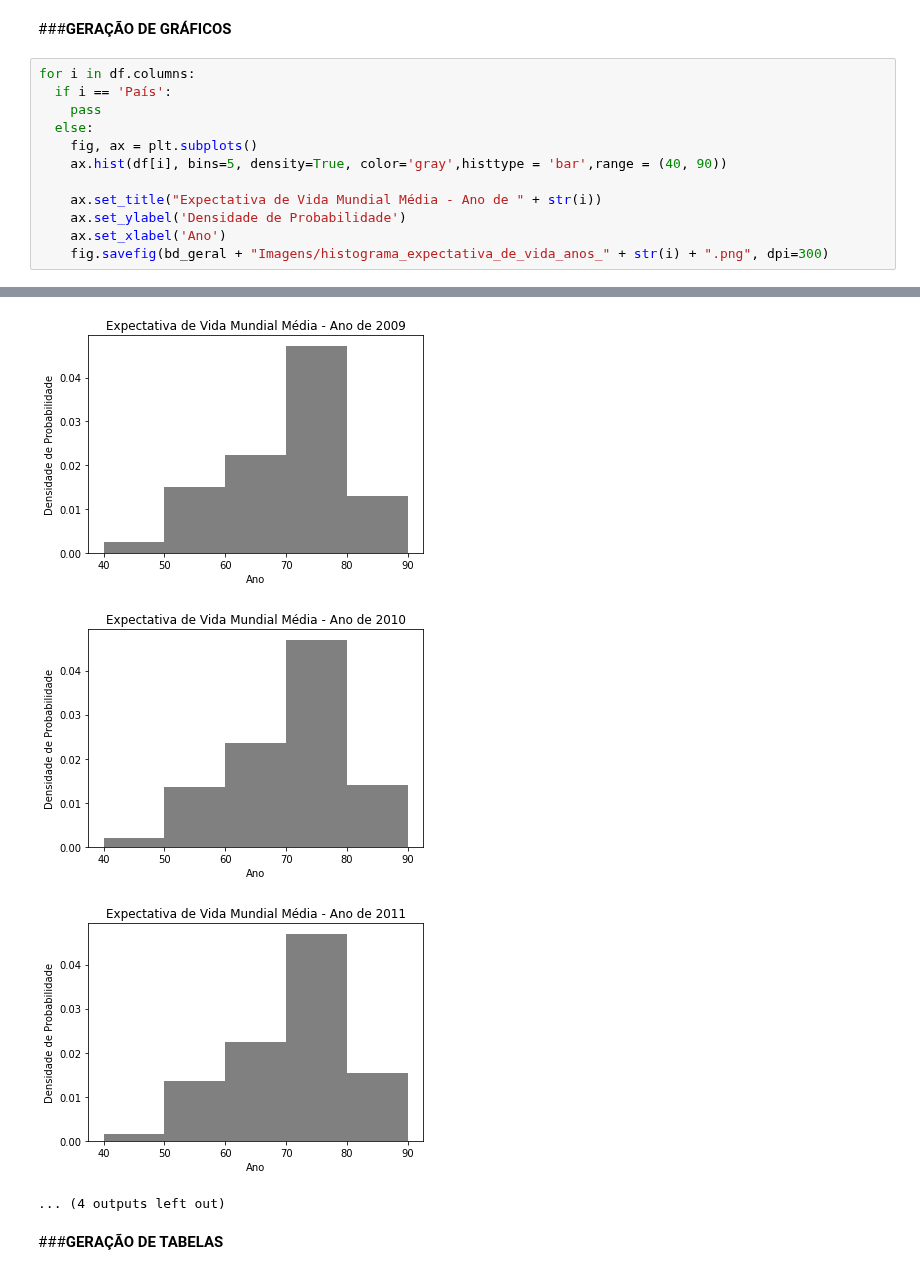
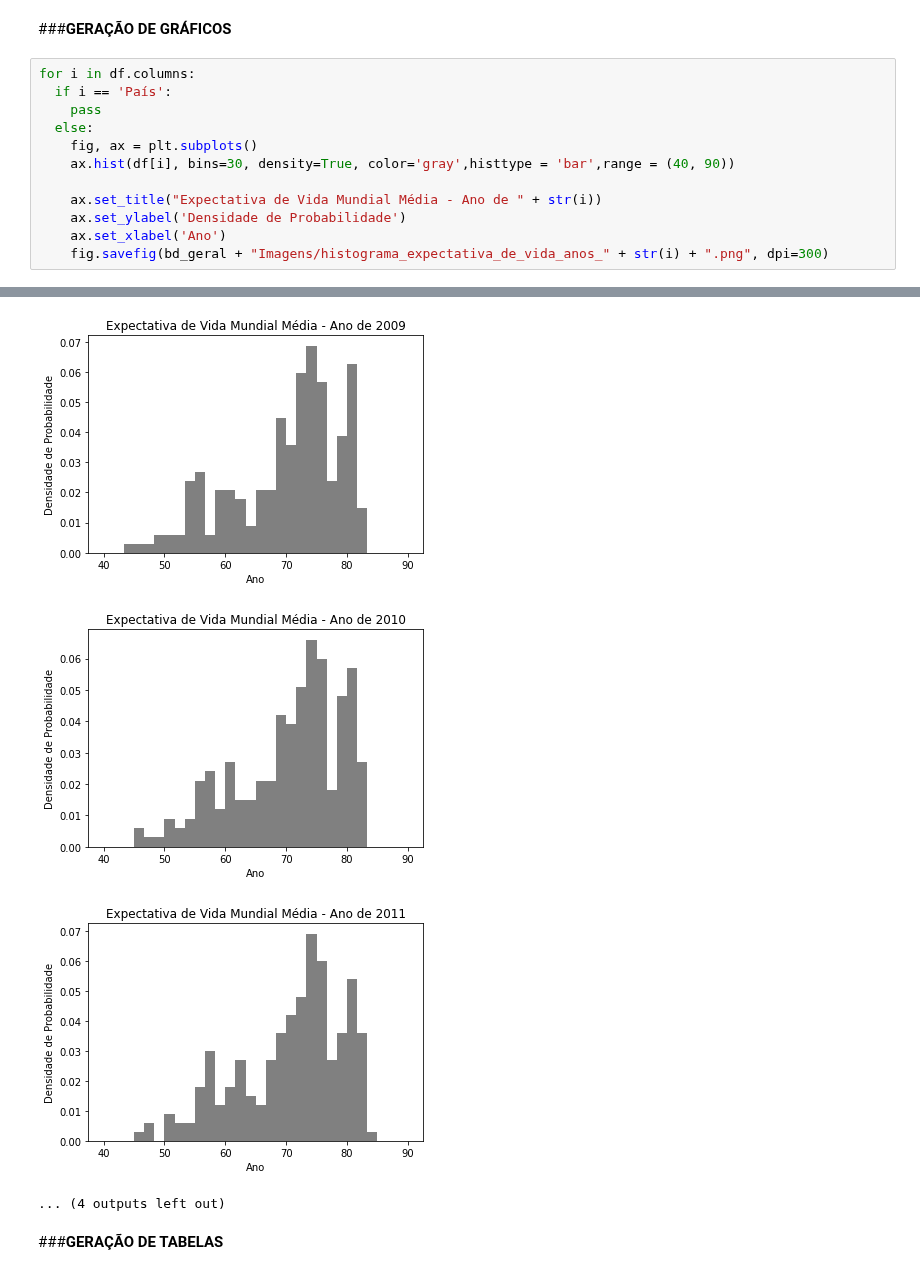
Before and after one commit to lucammarini/Project_Statistic_Analysis_01, a Jupyter notebook: Projeto_Statistic_Analysis_01.ipynb, the cells around one changed output, grey strips where cells are left out. Drawn from its saved outputs; the diff is of its cells as text.

```diff
--- a/Projeto_Statistic_Analysis_01.ipynb
+++ b/Projeto_Statistic_Analysis_01.ipynb
@@ -143,7 +180,7 @@ for i in df.columns:
     pass
   else:
     fig, ax = plt.subplots()
-    ax.hist(df[i], bins=5, density=True, color='gray',histtype = 'bar',range = (40, 90))
+    ax.hist(df[i], bins=30, density=True, color='gray',histtype = 'bar',range = (40, 90))
 
     ax.set_title("Expectativa de Vida Mundial Média - Ano de " + str(i))
     ax.set_ylabel('Densidade de Probabilidade')
@@ -162,6 +199,6 @@ for i in df.columns:
-[figure, old version]
+[figure, new version]
-[figure, old version]
+[figure, new version]
-[figure, old version]
+[figure, new version]
 ... (4 outputs left out)
 # %% [markdown]
 ###**GERAÇÃO DE TABELAS**
```
Also changed, not shown: parts of 8 cells of this notebook.
